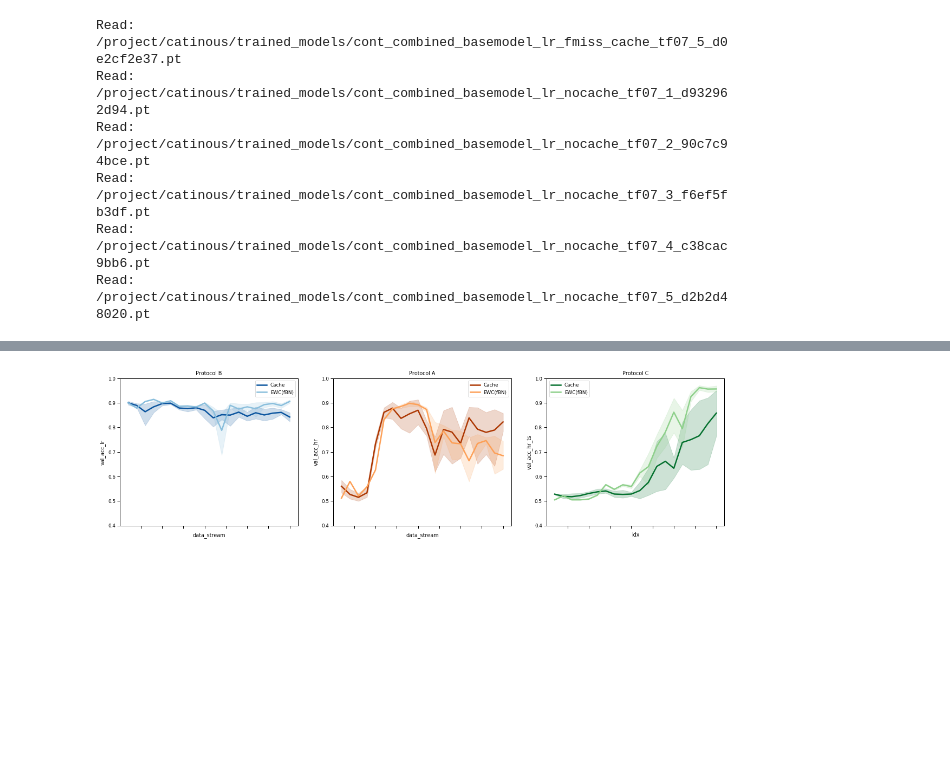
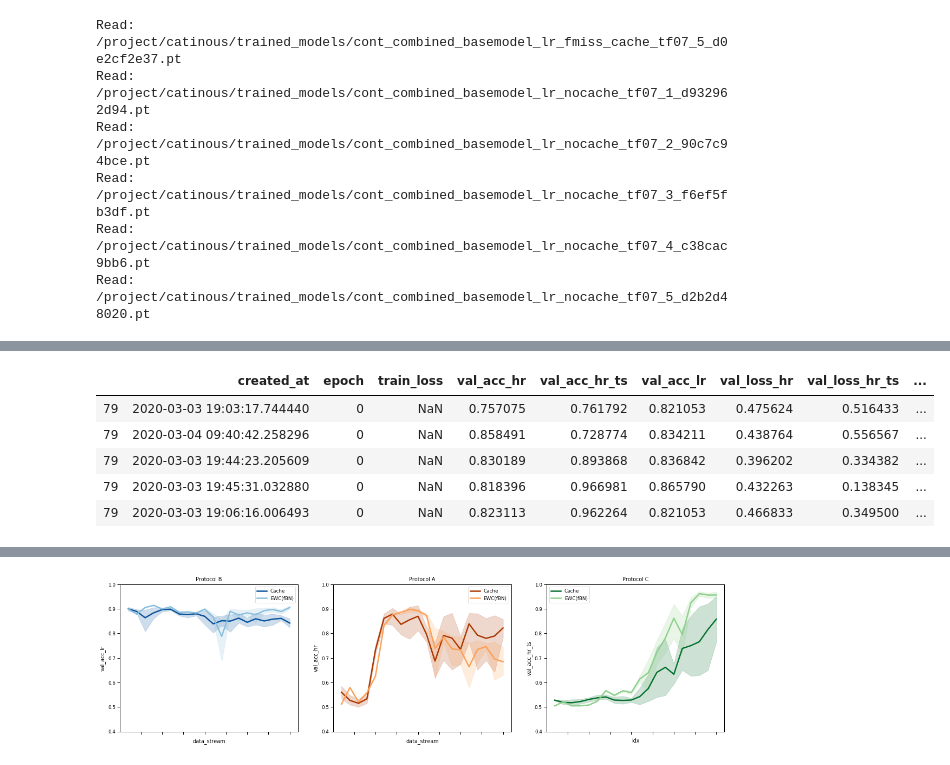
Before and after one commit to cirmuw/dynamicmemory, a Jupyter notebook: J_Results.ipynb, the cells around one changed output, grey strips where cells are left out. Cells and saved outputs as stored; diff of their text form; code cells hidden in the pictures; blank space fills up the shorter version.

```diff
--- a/J_Results.ipynb
+++ b/J_Results.ipynb
@@ -336,3 +333,12 @@ res = streamedDS.df.res == 'hr'
 res[streamedDS.df.res == 'hr_ts'] = 2
 # %%
 newcmp = ListedColormap([sns.color_palette()[0], sns.color_palette()[1], sns.color_palette()[2]], name='OrangeBlue')
+# %%
+df_randomcache.query("idx == 20")
+# %% [output]
+|  | created_at | epoch | train_loss | val_acc_hr | val_acc_hr_ts | val_acc_lr | val_loss_hr | val_loss_hr_ts | ... |
+| 79 | 2020-03-03 19:03:17.744440 | 0 | NaN | 0.757075 | 0.761792 | 0.821053 | 0.475624 | 0.516433 | ... |
+| 79 | 2020-03-04 09:40:42.258296 | 0 | NaN | 0.858491 | 0.728774 | 0.834211 | 0.438764 | 0.556567 | ... |
+| 79 | 2020-03-03 19:44:23.205609 | 0 | NaN | 0.830189 | 0.893868 | 0.836842 | 0.396202 | 0.334382 | ... |
+| 79 | 2020-03-03 19:45:31.032880 | 0 | NaN | 0.818396 | 0.966981 | 0.865790 | 0.432263 | 0.138345 | ... |
+| 79 | 2020-03-03 19:06:16.006493 | 0 | NaN | 0.823113 | 0.962264 | 0.821053 | 0.466833 | 0.349500 | ... |
```
Also changed, not shown: parts of 6 cells of this notebook, 3 other files.
